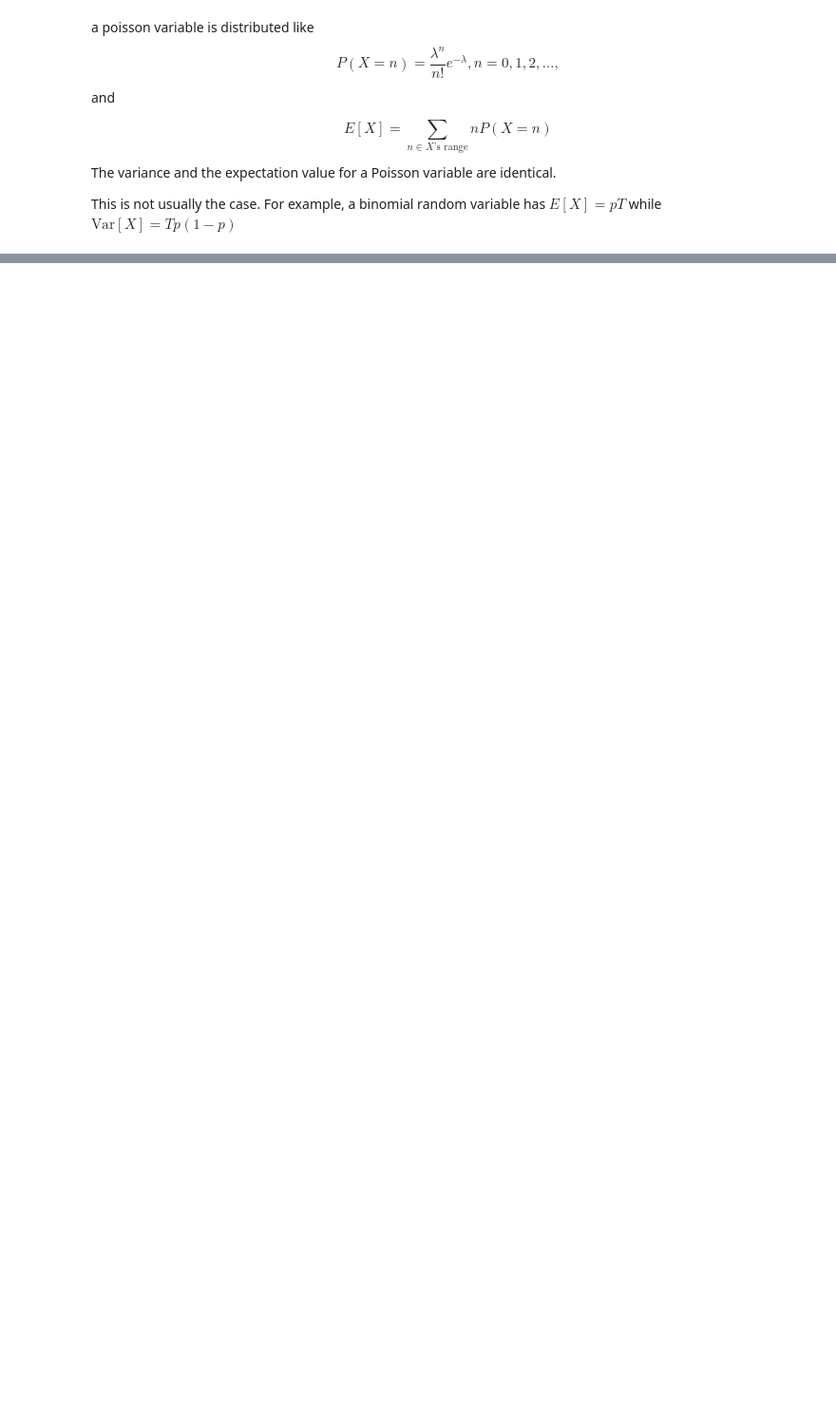
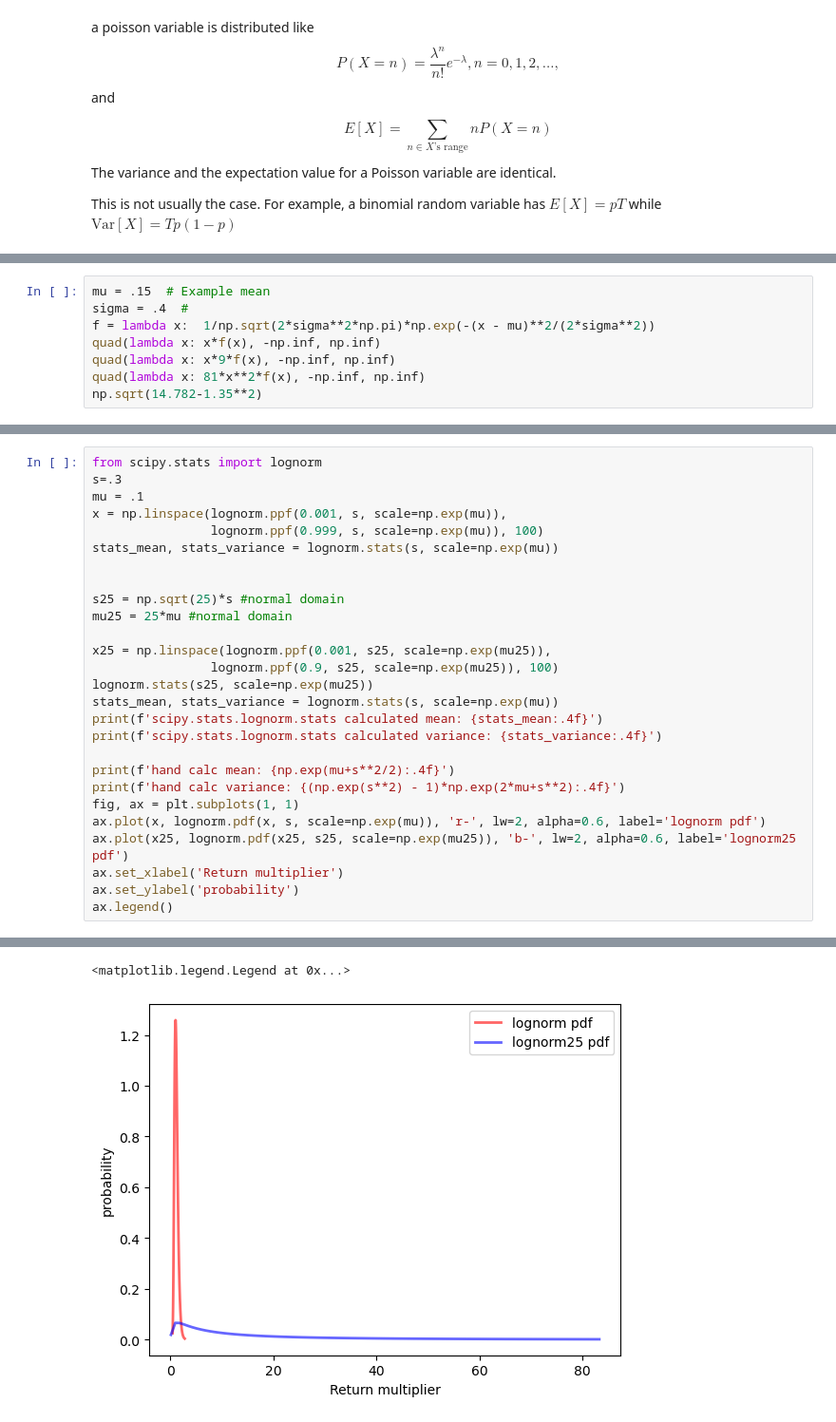
Before and after one commit to ninja-lab/PowerElectronics, a Jupyter notebook: Chapter2Problems/BrilliantStatistics.ipynb, the cells around one changed output, grey strips where cells are left out. Shown at 95% size. Cells and saved outputs as stored; diff of their text form; blank space fills up the shorter version.

```diff
--- a/Chapter2Problems/BrilliantStatistics.ipynb
+++ b/Chapter2Problems/BrilliantStatistics.ipynb
@@ -1254,0 +1575,8 @@ list(range(3))
+# %%
+mu = .15  # Example mean
+sigma = .4  #
+f = lambda x:  1/np.sqrt(2*sigma**2*np.pi)*np.exp(-(x - mu)**2/(2*sigma**2))
+quad(lambda x: x*f(x), -np.inf, np.inf)
+quad(lambda x: x*9*f(x), -np.inf, np.inf)
+quad(lambda x: 81*x**2*f(x), -np.inf, np.inf)
+np.sqrt(14.782-1.35**2)
@@ -1254,0 +1705,28 @@ list(range(3))
+# %%
+from scipy.stats import lognorm
+s=.3
+mu = .1
+x = np.linspace(lognorm.ppf(0.001, s, scale=np.exp(mu)),
+                lognorm.ppf(0.999, s, scale=np.exp(mu)), 100)
+stats_mean, stats_variance = lognorm.stats(s, scale=np.exp(mu))
+
+
+s25 = np.sqrt(25)*s #normal domain
+mu25 = 25*mu #normal domain
+
+x25 = np.linspace(lognorm.ppf(0.001, s25, scale=np.exp(mu25)),
+                lognorm.ppf(0.9, s25, scale=np.exp(mu25)), 100)
+lognorm.stats(s25, scale=np.exp(mu25))
+stats_mean, stats_variance = lognorm.stats(s, scale=np.exp(mu))
+print(f'scipy.stats.lognorm.stats calculated mean: {stats_mean:.4f}')
+print(f'scipy.stats.lognorm.stats calculated variance: {stats_variance:.4f}')
+
+print(f'hand calc mean: {np.exp(mu+s**2/2):.4f}')
+print(f'hand calc variance: {(np.exp(s**2) - 1)*np.exp(2*mu+s**2):.4f}')
+fig, ax = plt.subplots(1, 1)
+ax.plot(x, lognorm.pdf(x, s, scale=np.exp(mu)), 'r-', lw=2, alpha=0.6, label='lognorm pdf')
+ax.plot(x25, lognorm.pdf(x25, s25, scale=np.exp(mu25)), 'b-', lw=2, alpha=0.6, label='lognorm25 pdf')
+ax.set_xlabel('Return multiplier')
+ax.set_ylabel('probability')
+ax.legend()
+# %% [output]
@@ -1254,0 +1742,2 @@ list(range(3))
+<matplotlib.legend.Legend at 0x...>
+[figure, added]
```
Also changed, not shown: parts of 183 cells of this notebook, 13 other files.
